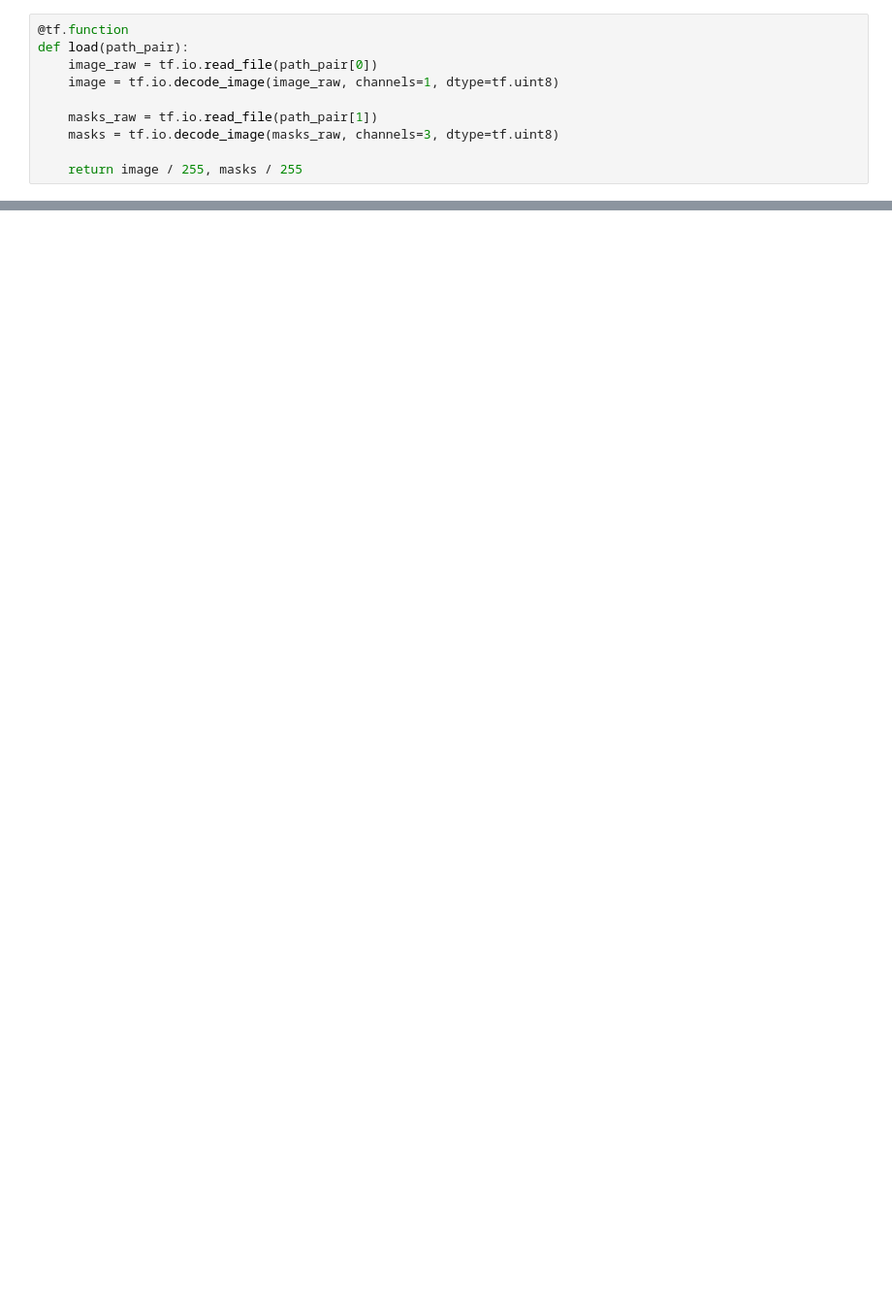
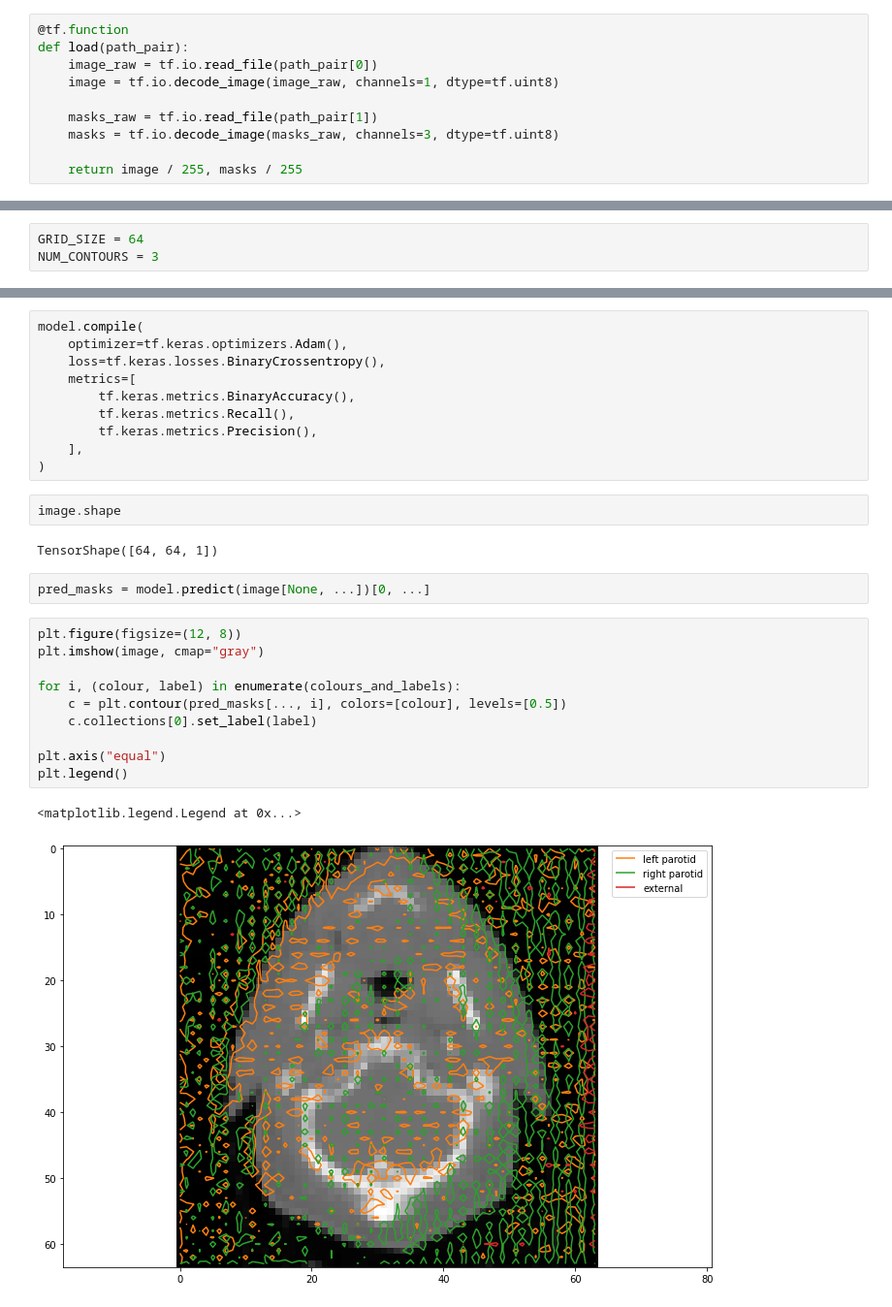
Before and after one commit to RadiotherapyAI/unet-workshop, a Jupyter notebook: notebook.ipynb, the cells around one changed output, grey strips where cells are left out. Shown at 97% size. Drawn from its saved outputs; the diff is of its cells as text; blank space fills up the shorter version.

```diff
--- a/notebook.ipynb
+++ b/notebook.ipynb
@@ -77,0 +181,3 @@ plt.imshow(masks)
+# %%
+GRID_SIZE = 64
+NUM_CONTOURS = 3
@@ -77,0 +228,29 @@ plt.imshow(masks)
+# %%
+model.compile(
+    optimizer=tf.keras.optimizers.Adam(),
+    loss=tf.keras.losses.BinaryCrossentropy(),
+    metrics=[
+        tf.keras.metrics.BinaryAccuracy(),
+        tf.keras.metrics.Recall(),
+        tf.keras.metrics.Precision(),
+    ],
+)
+# %%
+image.shape
+# %% [output]
+TensorShape([64, 64, 1])
+# %%
+pred_masks = model.predict(image[None, ...])[0, ...]
+# %%
+plt.figure(figsize=(12, 8))
+plt.imshow(image, cmap="gray")
+
+for i, (colour, label) in enumerate(colours_and_labels):
+    c = plt.contour(pred_masks[..., i], colors=[colour], levels=[0.5])
+    c.collections[0].set_label(label)
+
+plt.axis("equal")
+plt.legend()
+# %% [output]
+<matplotlib.legend.Legend at 0x...>
+[figure, added]
```
Also changed, not shown: parts of 24 cells of this notebook, 2 other files.
